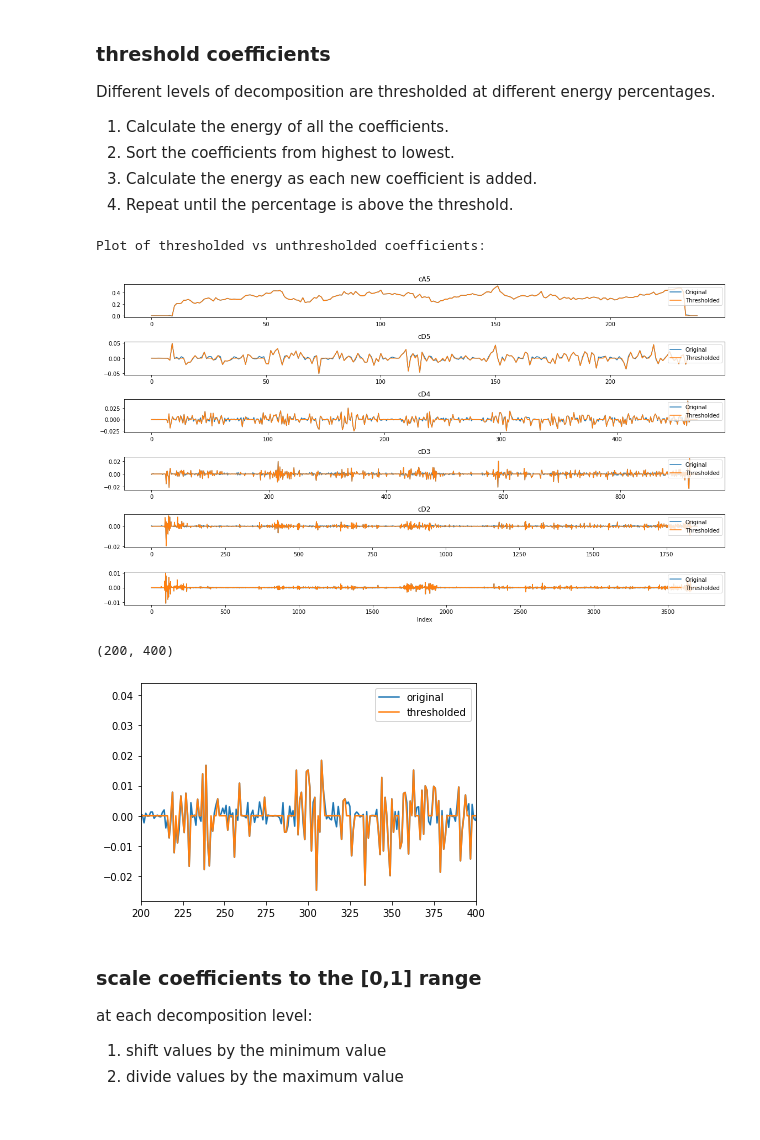
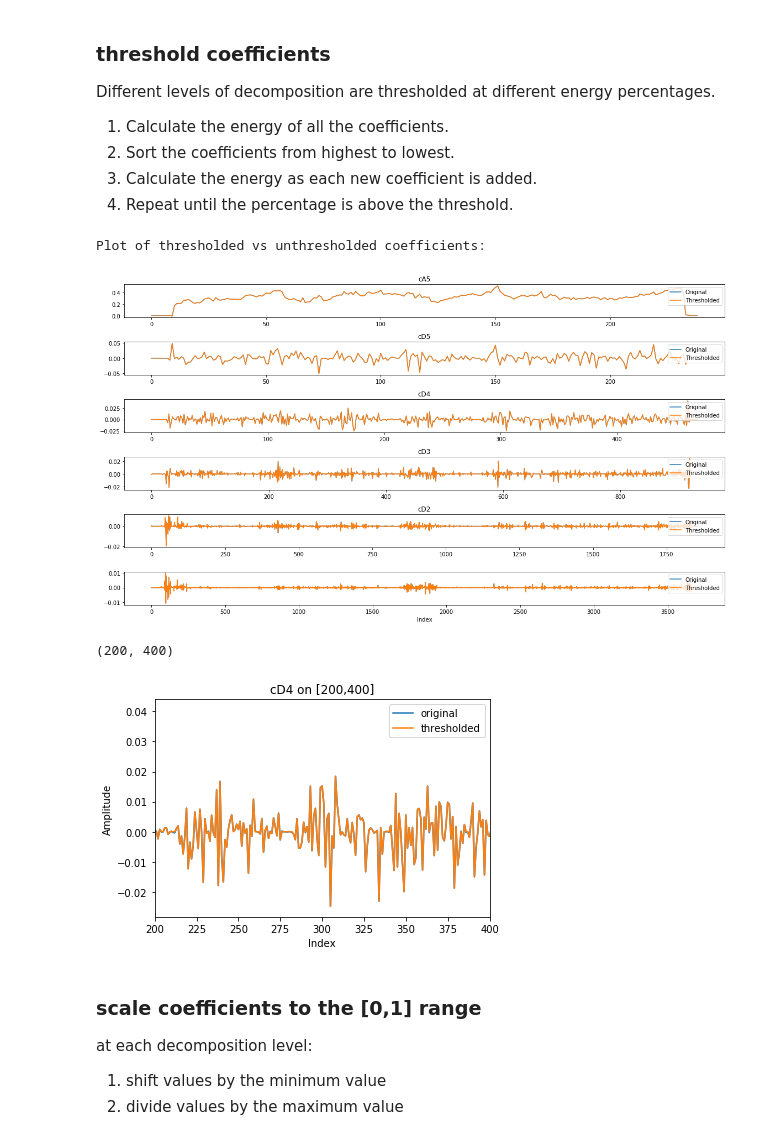
Before and after one commit to DigitalBiomarkerDiscoveryPipeline/Data-Compression-Toolbox, a Jupyter notebook: Joe/wavelet transform/code_wavelet_eda.ipynb, the cells around one changed output. Cells and saved outputs as stored; diff of their text form; code cells hidden in the pictures.

```diff
--- a/Joe/wavelet transform/code_wavelet_eda.ipynb
+++ b/Joe/wavelet transform/code_wavelet_eda.ipynb
@@ -33,13 +31,13 @@ COEFF_LENGTHS = {'cA5': 100, 'cD5': 100, 'cD4': 100, 'cD3': 100, 'cD2': 100, 'cD
 NUM_BITS_RUN_LEN = 4
 
 #don't allow the PRD to be greater than 4.0
-MAX_PRD = 1.6
+MAX_PRD = 0.4
 
 #define the threshold percentage for retaining energy of wavelet coefficients
 #separate percentage for approximate coefficients and separate for detailed
-THRESH_PERC_APPROX = 0.9999
-THRESH_PERC_D5 = 0.97
-THRESH_PERC_D4_D1 = 0.95
+THRESH_PERC_APPROX = 0.999999
+THRESH_PERC_D5 = 0.99999
+THRESH_PERC_D4_D1 = 0.9999
 # %% [markdown]
 ## 3. Define functions
 
@@ -800,15 +793,18 @@ Different levels of decomposition are thresholded at different energy percentage
 coeffs_thresholded, binary_map, coeffs_orig = threshold_energy(coeffs, do_plot)
 # %% [output]
 Plot of thresholded vs unthresholded coefficients:
-[figure, old version]
+[figure, new version]
 # %%
+plt.title('cD4 on [200,400]')
+plt.xlabel('Index')
+plt.ylabel('Amplitude')
 plt.plot(coeffs_orig['cD4'], label = 'original')
 plt.plot(coeffs_thresholded['cD4'], label = 'thresholded')
 plt.legend(loc=1)
 plt.xlim(200,400)
 # %% [output]
 (200, 400)
-[figure, old version]
+[figure, new version]
 # %% [markdown]
 ### scale coefficients to the [0,1] range
 at each decomposition level:
```
Also changed, not shown: parts of 12 cells of this notebook, 6 other files.
